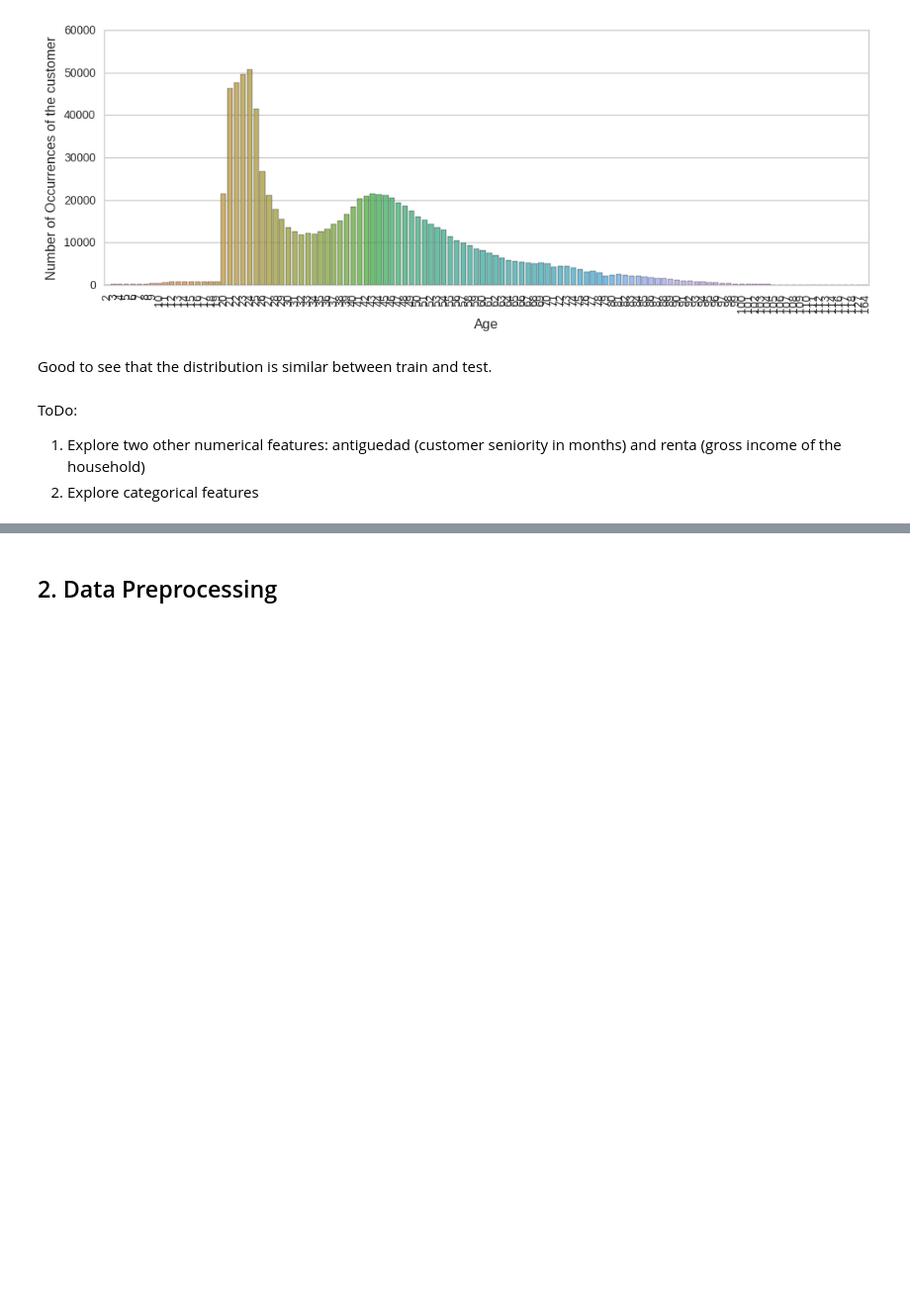
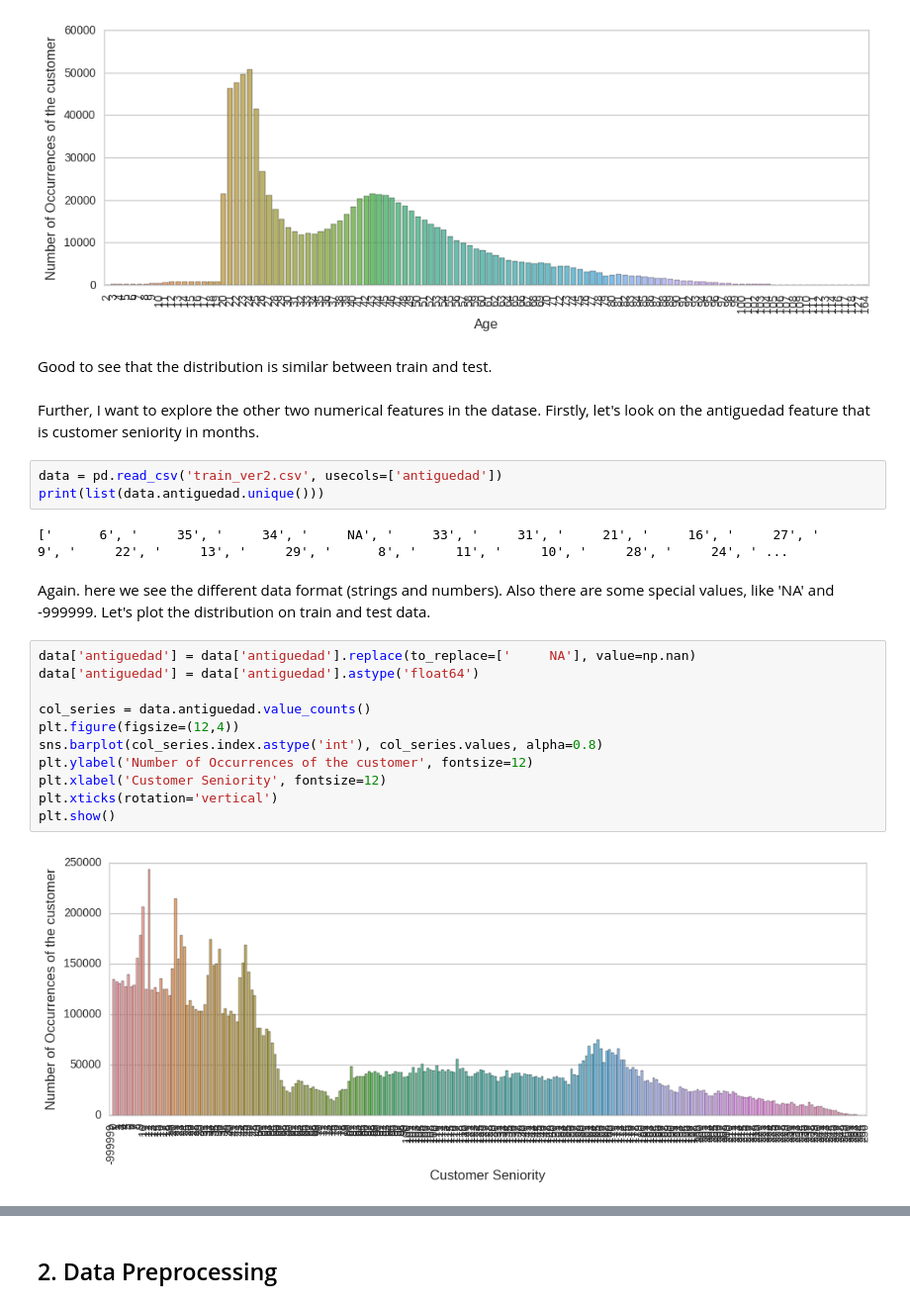
Before and after one commit to mosin26/general, a Jupyter notebook: santander.ipynb, the cells around one changed output, grey strips where cells are left out. Shown at 99% size. Saved outputs shown, nothing was run; the diff lists cells and outputs as text; blank space fills up the shorter version.

```diff
--- a/santander.ipynb
+++ b/santander.ipynb
@@ -252,7 +252,25 @@ plt.show()
 [figure]
 # %% [markdown]
 Good to see that the distribution is similar between train and test.
-# %% [markdown]
-ToDo:
-1. Explore two other numerical features: antiguedad (customer seniority in months) and renta (gross income of the household)
-2. Explore categorical features
+# %% [markdown]
+Further, I want to explore the other two numerical features in the datase. Firstly, let's look on the antiguedad feature that is customer seniority in months.
+# %%
+data = pd.read_csv('train_ver2.csv', usecols=['antiguedad'])
+print(list(data.antiguedad.unique()))
+# %% [output]
+['      6', '     35', '     34', '     NA', '     33', '     31', '     21', '     16', '     27', '      9', '     22', '     13', '     29', '      8', '     11', '     10', '     28', '     24', ' ...
+# %% [markdown]
+Again. here we see the different data format (strings and numbers). Also there are some special values, like 'NA' and -999999. Let's plot the distribution on train and test data.
+# %%
+data['antiguedad'] = data['antiguedad'].replace(to_replace=['     NA'], value=np.nan)
+data['antiguedad'] = data['antiguedad'].astype('float64')
+
+col_series = data.antiguedad.value_counts()
+plt.figure(figsize=(12,4))
+sns.barplot(col_series.index.astype('int'), col_series.values, alpha=0.8)
+plt.ylabel('Number of Occurrences of the customer', fontsize=12)
+plt.xlabel('Customer Seniority', fontsize=12)
+plt.xticks(rotation='vertical')
+plt.show()
+# %% [output]
+[figure, added]
```
Also changed, not shown: parts of 15 cells of this notebook.
